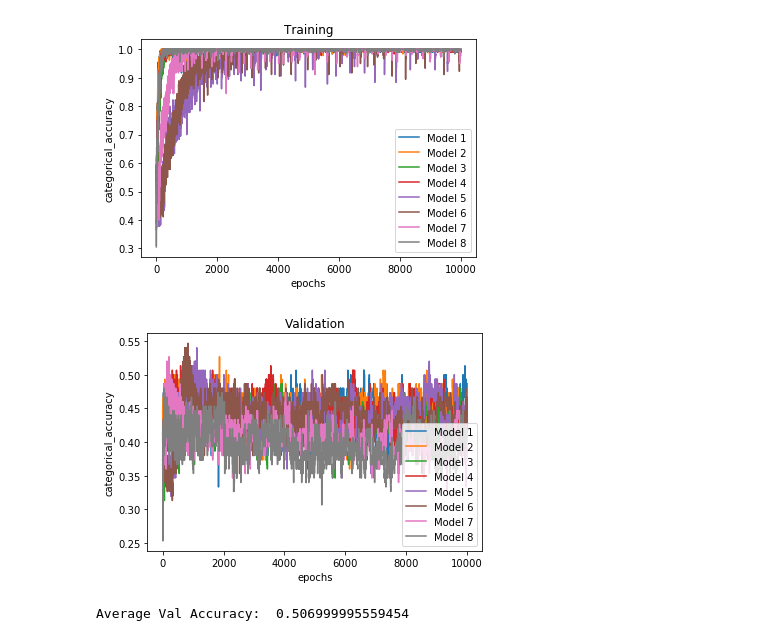
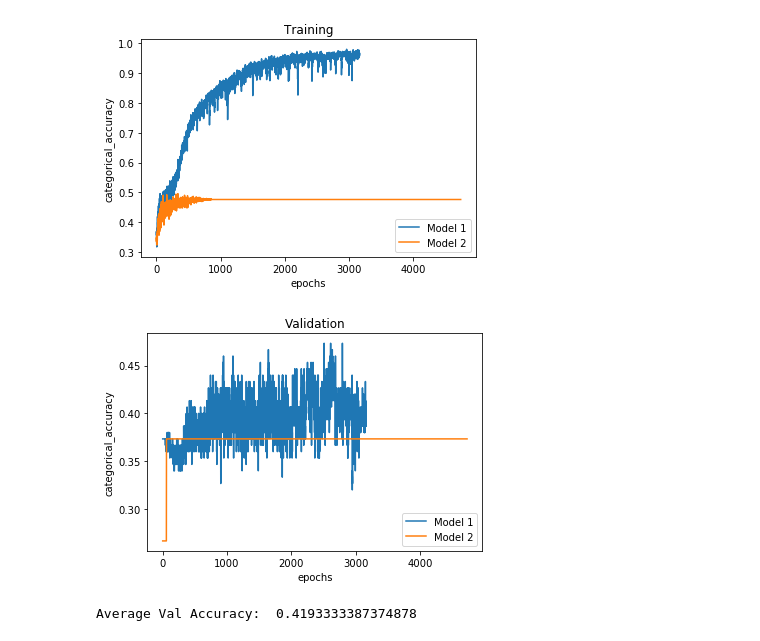
Before and after one commit to RezaTorbati/HonorsThesis, a Jupyter notebook: post.ipynb, the cells around one changed output. Cells and saved outputs as stored; diff of their text form; code cells hidden in the pictures.

```diff
--- a/post.ipynb
+++ b/post.ipynb
@@ -1,9 +1,9 @@
 # %%
 import post
 # %%
-post.visualizeExperiment('results', '*.pkl')
+post.visualizeExperiment('results', '3t*.pkl')
 # %% [output]
-[figure, old version]
+[figure, new version]
-[figure, old version]
+[figure, new version]
-Average Val Accuracy:  0.506999995559454
+Average Val Accuracy:  0.4193333387374878
 # %%
```
Also changed, not shown: parts of 1 cell of this notebook, 2 other files.
